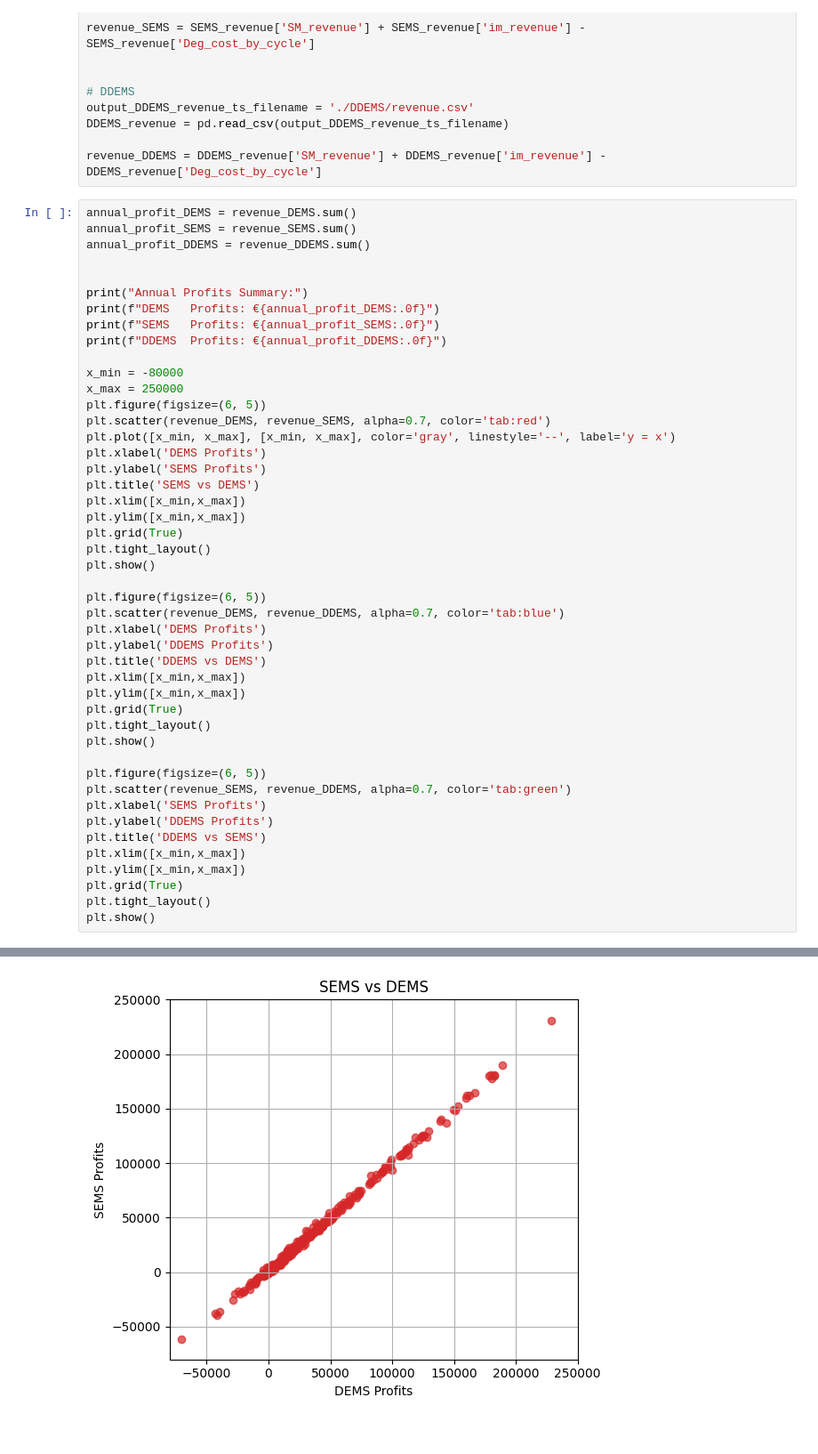
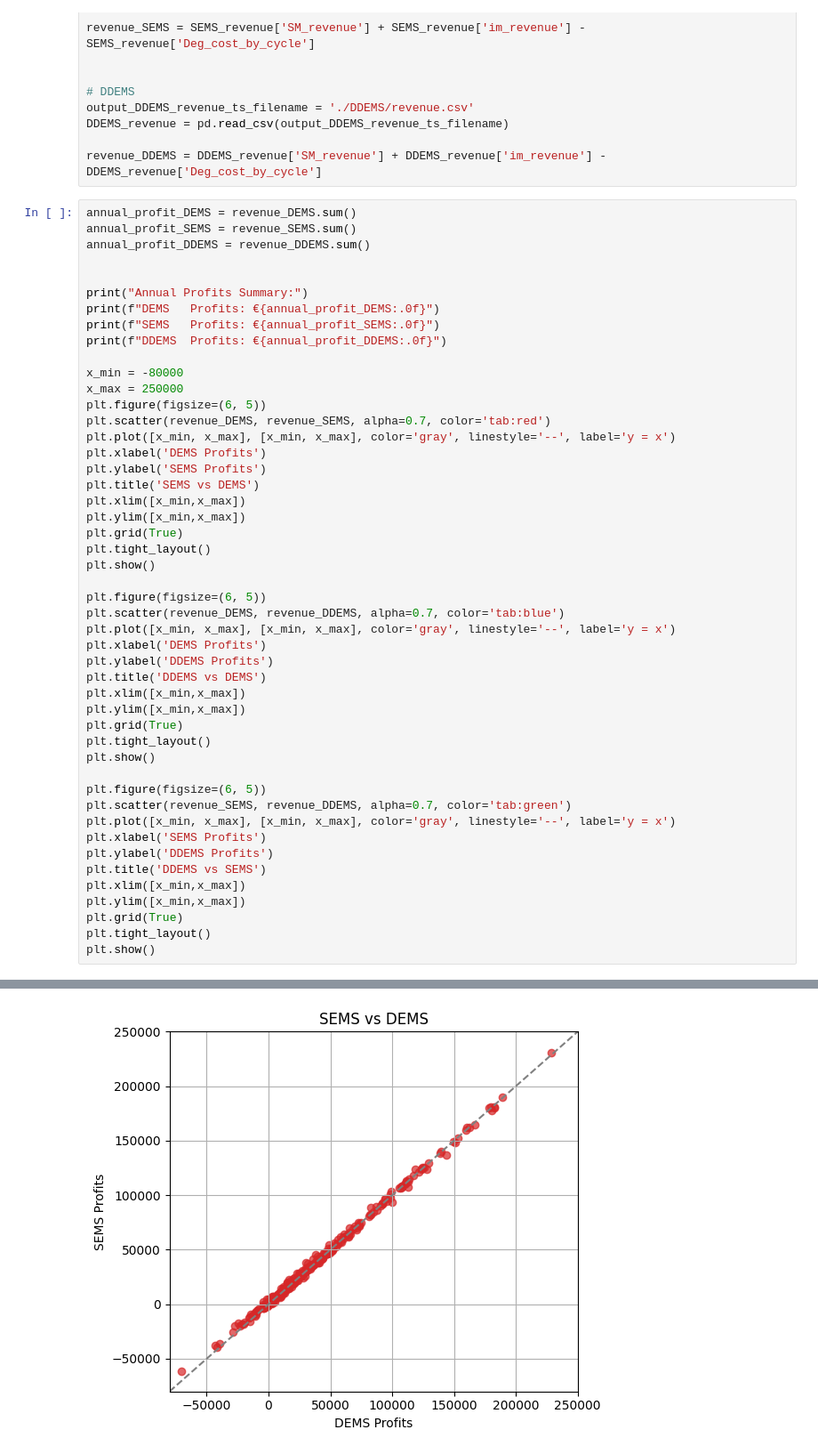
Before and after one commit to Rujie-Zhu/HPP_EMS_Assignment, a Jupyter notebook: HPP_EMS_assignment_2.ipynb, the cells around one changed output, grey strips where cells are left out. Shown at 89% size. Cells and saved outputs as stored; diff of their text form.

```diff
--- a/HPP_EMS_assignment_2.ipynb
+++ b/HPP_EMS_assignment_2.ipynb
@@ -122,31 +122,33 @@ plt.ylim([x_min,x_max])
 plt.grid(True)
 plt.tight_layout()
 plt.show()
 
 plt.figure(figsize=(6, 5))
 plt.scatter(revenue_DEMS, revenue_DDEMS, alpha=0.7, color='tab:blue')
+plt.plot([x_min, x_max], [x_min, x_max], color='gray', linestyle='--', label='y = x')
 plt.xlabel('DEMS Profits')
 plt.ylabel('DDEMS Profits')
 plt.title('DDEMS vs DEMS')
 plt.xlim([x_min,x_max])
 plt.ylim([x_min,x_max])
 plt.grid(True)
 plt.tight_layout()
 plt.show()
 
 plt.figure(figsize=(6, 5))
 plt.scatter(revenue_SEMS, revenue_DDEMS, alpha=0.7, color='tab:green')
+plt.plot([x_min, x_max], [x_min, x_max], color='gray', linestyle='--', label='y = x')
 plt.xlabel('SEMS Profits')
 plt.ylabel('DDEMS Profits')
 plt.title('DDEMS vs SEMS')
 plt.xlim([x_min,x_max])
 plt.ylim([x_min,x_max])
 plt.grid(True)
 plt.tight_layout()
 plt.show()
 # %% [output]
 Annual Profits Summary:
 DEMS   Profits: €12388606
 SEMS   Profits: €12616773
 DDEMS  Profits: €13017925
-[figure, old version]
+[figure, new version]
```
Also changed, not shown: parts of 1 cell of this notebook, 2 other files.
